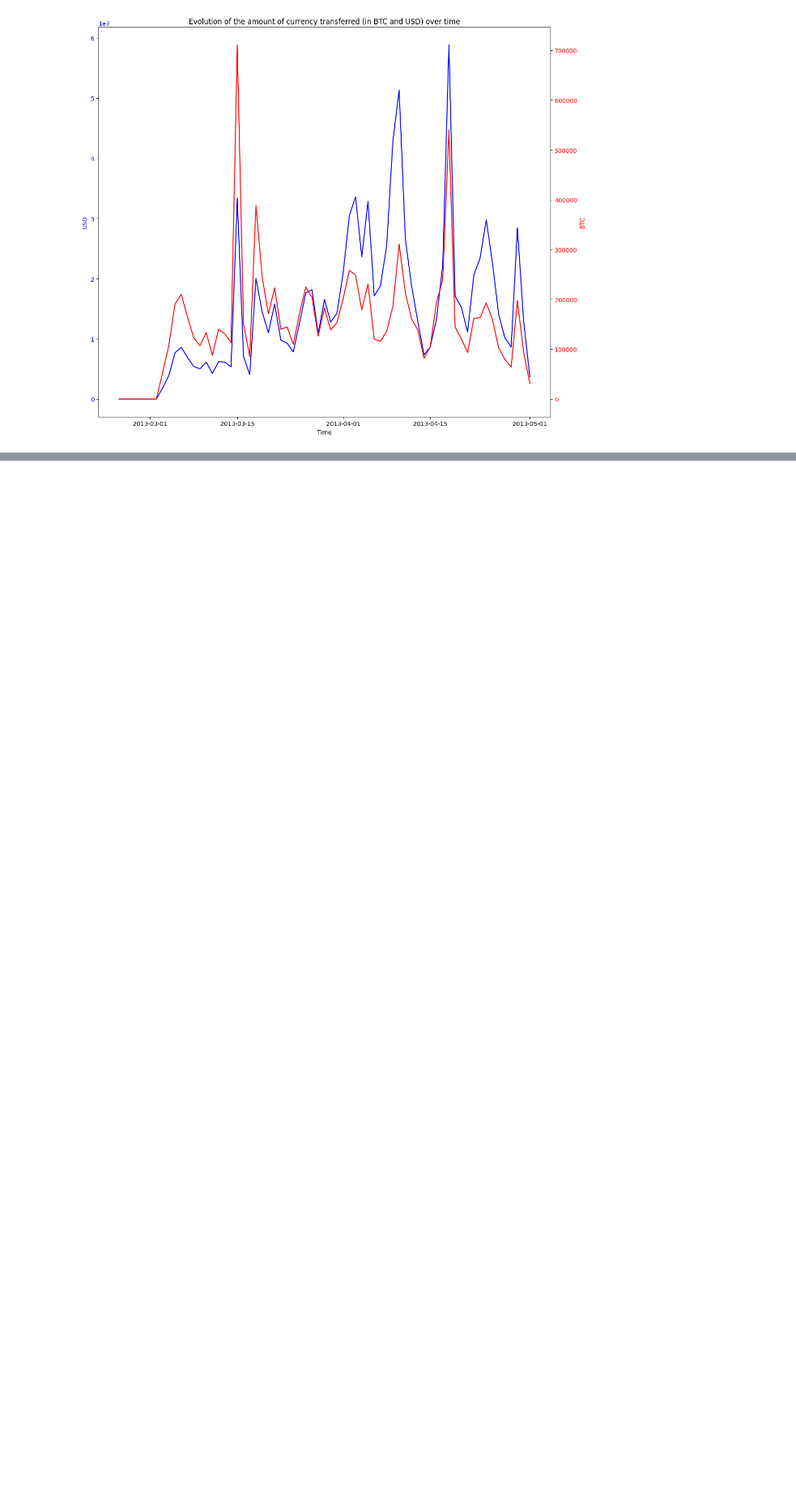
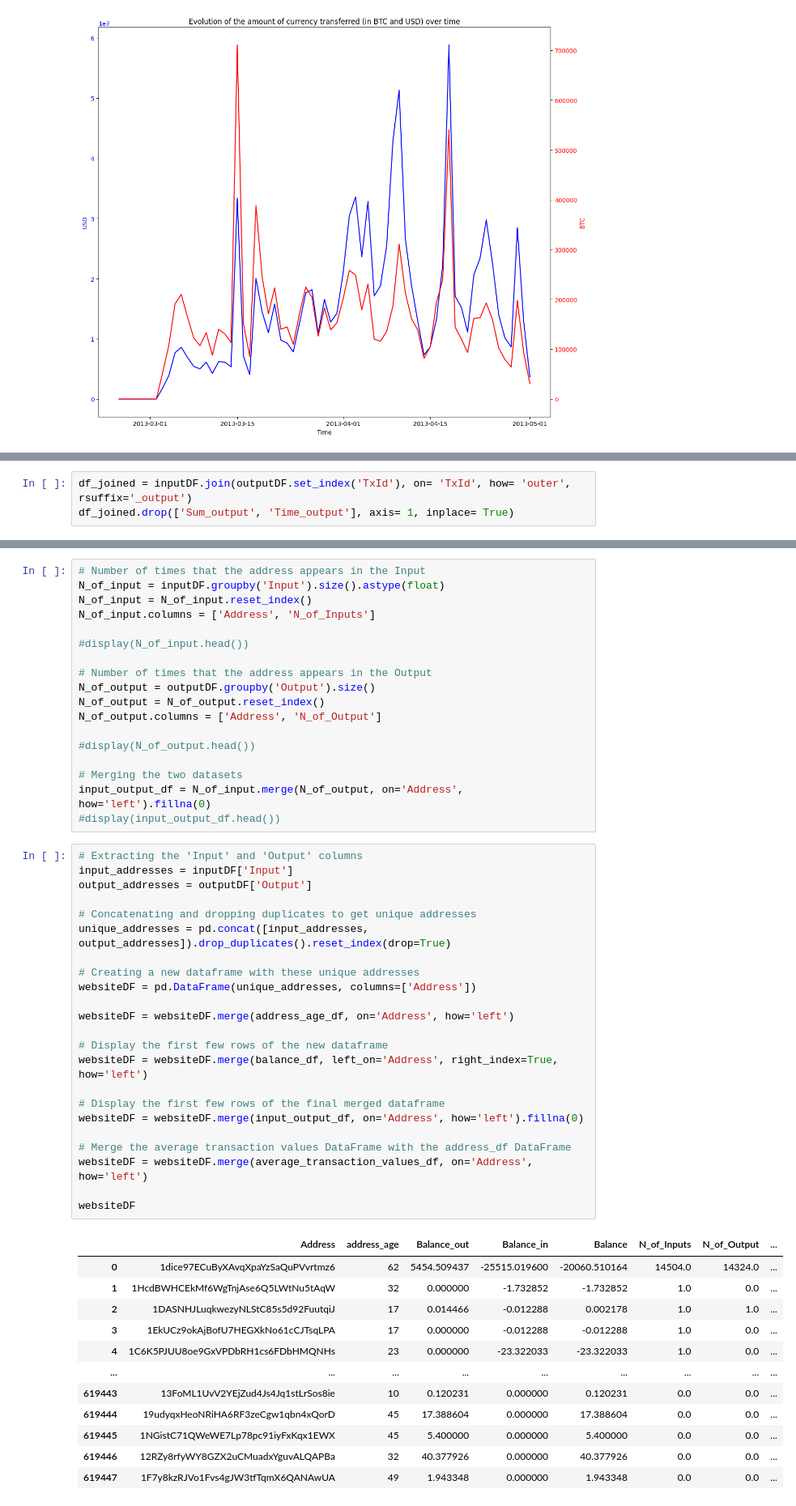
Before and after one commit to fabrizi0rigodanz0/Airbnb_ML_Project, a Jupyter notebook: Bitcoin_Transactions_Analysis.ipynb, the cells around one changed output, grey strips where cells are left out. Shown at 81% size. Drawn from its saved outputs; the diff is of its cells as text; blank space fills up the shorter version.

```diff
--- a/Bitcoin_Transactions_Analysis.ipynb
+++ b/Bitcoin_Transactions_Analysis.ipynb
@@ -748,0 +759,3 @@ plt.show()
+# %%
+df_joined = inputDF.join(outputDF.set_index('TxId'), on= 'TxId', how= 'outer', rsuffix='_output')
+df_joined.drop(['Sum_output', 'Time_output'], axis= 1, inplace= True)
@@ -748,0 +837,54 @@ plt.show()
+# %%
+# Number of times that the address appears in the Input
+N_of_input = inputDF.groupby('Input').size().astype(float)
+N_of_input = N_of_input.reset_index()
+N_of_input.columns = ['Address', 'N_of_Inputs']
+
+#display(N_of_input.head())
+
+# Number of times that the address appears in the Output
+N_of_output = outputDF.groupby('Output').size()
+N_of_output = N_of_output.reset_index()
+N_of_output.columns = ['Address', 'N_of_Output']
+
+#display(N_of_output.head())
+
+# Merging the two datasets
+input_output_df = N_of_input.merge(N_of_output, on='Address', how='left').fillna(0)
+#display(input_output_df.head())
+# %%
+# Extracting the 'Input' and 'Output' columns
+input_addresses = inputDF['Input']
+output_addresses = outputDF['Output']
+
+# Concatenating and dropping duplicates to get unique addresses
+unique_addresses = pd.concat([input_addresses, output_addresses]).drop_duplicates().reset_index(drop=True)
+
+# Creating a new dataframe with these unique addresses
+websiteDF = pd.DataFrame(unique_addresses, columns=['Address'])
+
+websiteDF = websiteDF.merge(address_age_df, on='Address', how='left')
+
+# Display the first few rows of the new dataframe
+websiteDF = websiteDF.merge(balance_df, left_on='Address', right_index=True, how='left')
+
+# Display the first few rows of the final merged dataframe
+websiteDF = websiteDF.merge(input_output_df, on='Address', how='left').fillna(0)
+
+# Merge the average transaction values DataFrame with the address_df DataFrame
+websiteDF = websiteDF.merge(average_transaction_values_df, on='Address', how='left')
+
+websiteDF
+# %% [output]
+|  | Address | address_age | Balance_out | Balance_in | Balance | N_of_Inputs | N_of_Output | ... |
+| 0 | 1dice97ECuByXAvqXpaYzSaQuPVvrtmz6 | 62 | 5454.509437 | -25515.019600 | -20060.510164 | 14504.0 | 14324.0 | ... |
+| 1 | 1HcdBWHCEkMf6WgTnjAse6Q5LWtNu5tAqW | 32 | 0.000000 | -1.732852 | -1.732852 | 1.0 | 0.0 | ... |
+| 2 | 1DASNHJLuqkwezyNLStC85s5d92FuutqiJ | 17 | 0.014466 | -0.012288 | 0.002178 | 1.0 | 1.0 | ... |
+| 3 | 1EkUCz9okAjBofU7HEGXkNo61cCJTsqLPA | 17 | 0.000000 | -0.012288 | -0.012288 | 1.0 | 0.0 | ... |
+| 4 | 1C6K5PJUU8oe9GxVPDbRH1cs6FDbHMQNHs | 23 | 0.000000 | -23.322033 | -23.322033 | 1.0 | 0.0 | ... |
+| ... | ... | ... | ... | ... | ... | ... | ... | ... |
+| 619443 | 13FoML1UvV2YEjZud4Js4Jq1stLrSos8ie | 10 | 0.120231 | 0.000000 | 0.120231 | 0.0 | 0.0 | ... |
+| 619444 | 19udyqxHeoNRiHA6RF3zeCgw1qbn4xQorD | 45 | 17.388604 | 0.000000 | 17.388604 | 0.0 | 0.0 | ... |
+| 619445 | 1NGistC71QWeWE7Lp78pc91iyFxKqx1EWX | 45 | 5.400000 | 0.000000 | 5.400000 | 0.0 | 0.0 | ... |
+| 619446 | 12RZy8rfyWY8GZX2uCMuadxYguvALQAPBa | 32 | 40.377926 | 0.000000 | 40.377926 | 0.0 | 0.0 | ... |
+| 619447 | 1F7y8kzRJVo1Fvs4gJW3tfTqmX6QANAwUA | 49 | 1.943348 | 0.000000 | 1.943348 | 0.0 | 0.0 | ... |
```
Also changed, not shown: parts of 7 cells of this notebook.
